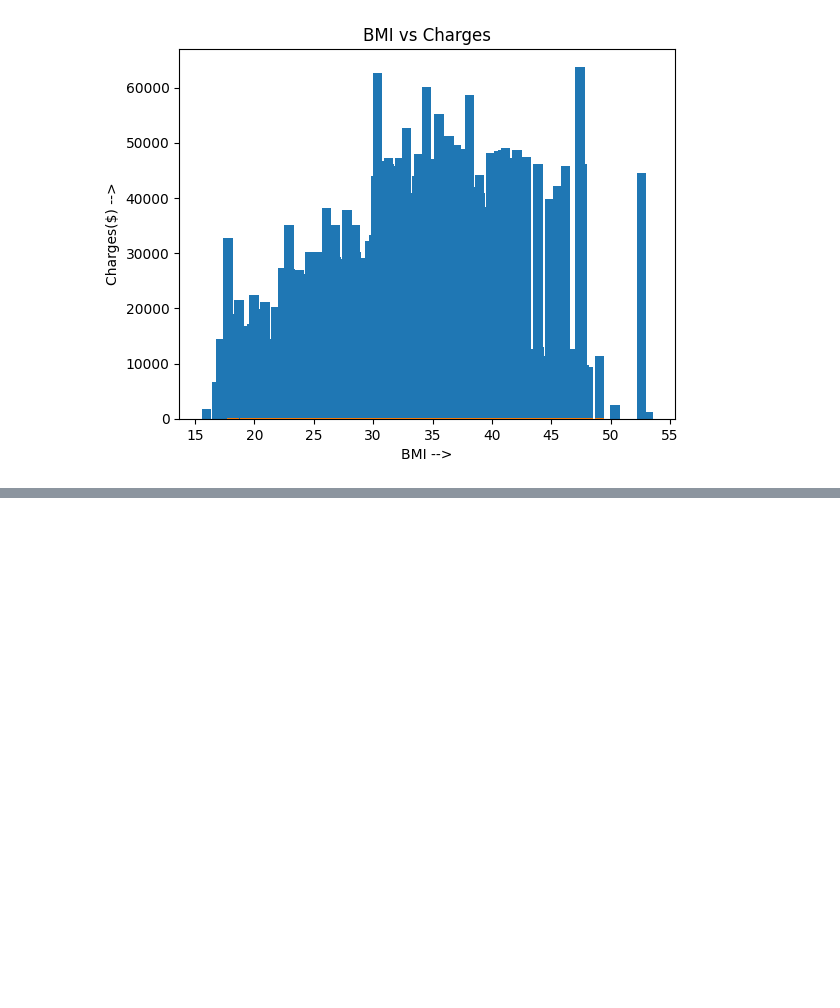
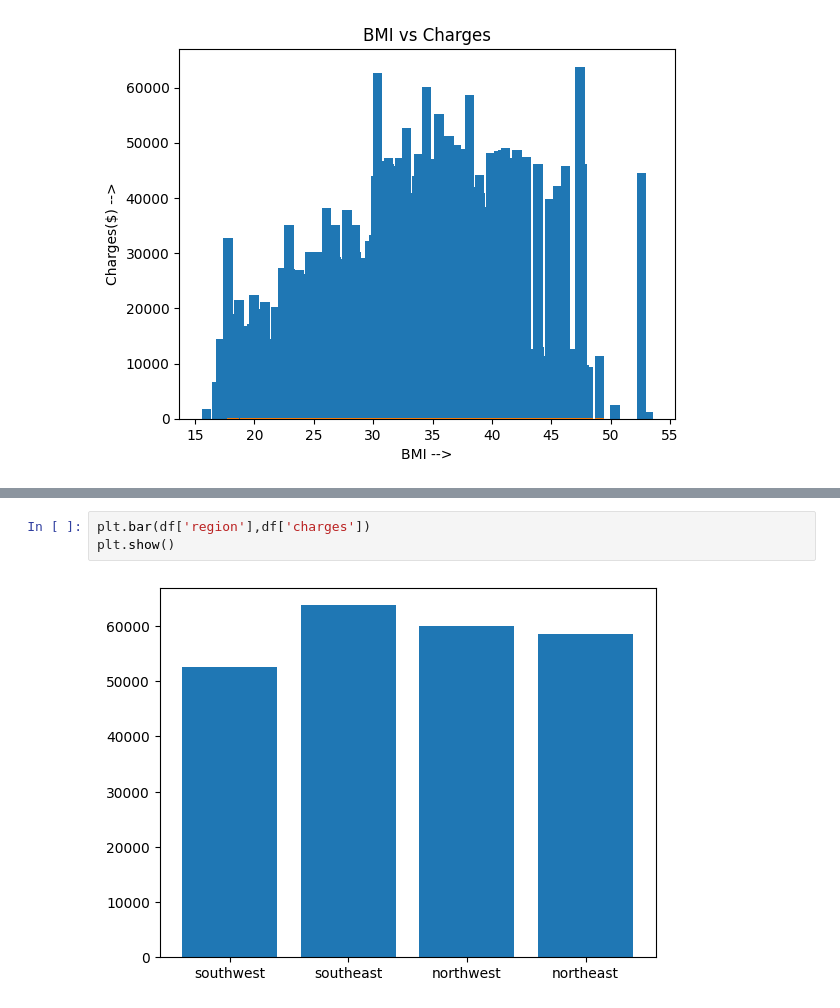
Before and after one commit to rahulsm20/insurance-data, a Jupyter notebook: analysis.ipynb, the cells around one changed output, grey strips where cells are left out. Drawn from its saved outputs; the diff is of its cells as text; blank space fills up the shorter version.

```diff
--- a/analysis.ipynb
+++ b/analysis.ipynb
@@ -120,0 +165,5 @@ Name: age, Length: 1338, dtype: int64
+# %%
+plt.bar(df['region'],df['charges'])
+plt.show()
+# %% [output]
+[figure, added]
```
Also changed, not shown: parts of 12 cells of this notebook.
